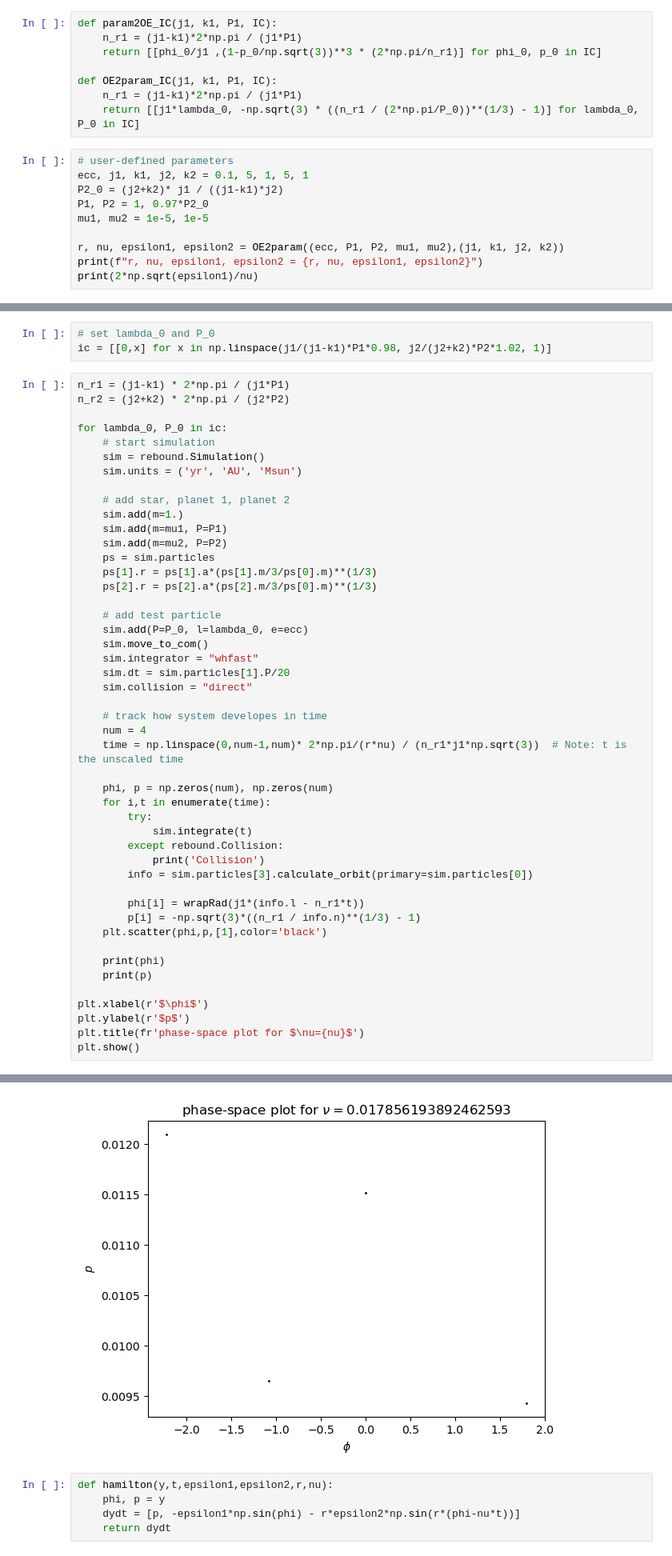
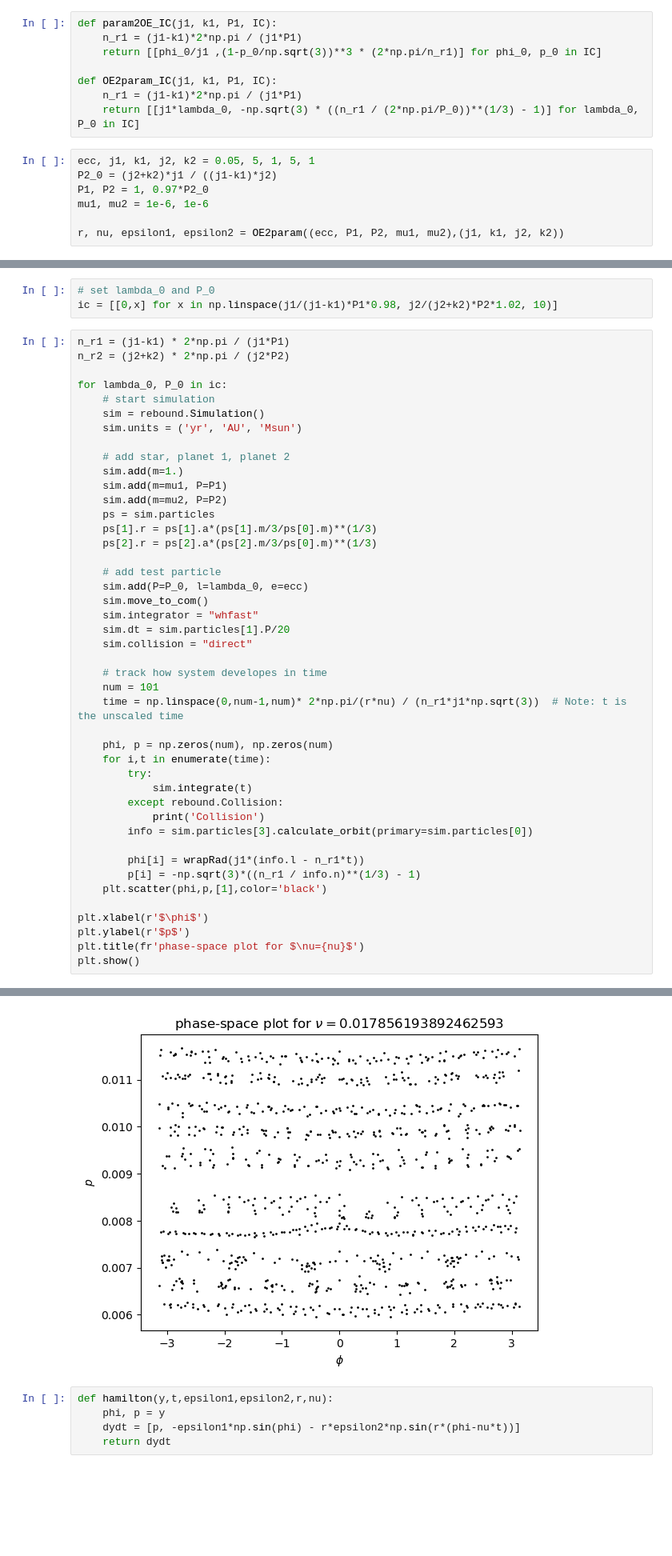
Before and after one commit to EritasY/Chaos, a Jupyter notebook: Surface of section.ipynb, the cells around one changed output, grey strips where cells are left out. Shown at 80% size. Drawn from its saved outputs; the diff is of its cells as text; blank space fills up the shorter version.

```diff
--- a/Surface of section.ipynb
+++ b/Surface of section.ipynb
@@ -84,12 +84,9 @@ def OE2param_IC(j1, k1, P1, IC):
     n_r1 = (j1-k1)*2*np.pi / (j1*P1)
     return [[j1*lambda_0, -np.sqrt(3) * ((n_r1 / (2*np.pi/P_0))**(1/3) - 1)] for lambda_0, P_0 in IC]
 # %%
-# user-defined parameters
-ecc, j1, k1, j2, k2 = 0.1, 5, 1, 5, 1
-P2_0 = (j2+k2)* j1 / ((j1-k1)*j2)
+ecc, j1, k1, j2, k2 = 0.05, 5, 1, 5, 1
+P2_0 = (j2+k2)*j1 / ((j1-k1)*j2)
 P1, P2 = 1, 0.97*P2_0
-mu1, mu2 = 1e-5, 1e-5
+mu1, mu2 = 1e-6, 1e-6
 
 r, nu, epsilon1, epsilon2 = OE2param((ecc, P1, P2, mu1, mu2),(j1, k1, j2, k2))
-print(f"r, nu, epsilon1, epsilon2 = {r, nu, epsilon1, epsilon2}")
-print(2*np.sqrt(epsilon1)/nu)
@@ -99,6 +93,6 @@ r, nu, epsilon1, epsilon2 = (1.0, 0.017856193892462593, 4.083705371796211e-06, 4
 # %%
 # set lambda_0 and P_0
-ic = [[0,x] for x in np.linspace(j1/(j1-k1)*P1*0.98, j2/(j2+k2)*P2*1.02, 1)]
+ic = [[0,x] for x in np.linspace(j1/(j1-k1)*P1*0.98, j2/(j2+k2)*P2*1.02, 10)]
 # %%
 n_r1 = (j1-k1) * 2*np.pi / (j1*P1)
 n_r2 = (j2+k2) * 2*np.pi / (j2*P2)
@@ -124,7 +118,7 @@ for lambda_0, P_0 in ic:
     sim.collision = "direct"
 
     # track how system developes in time
-    num = 4
+    num = 101
     time = np.linspace(0,num-1,num)* 2*np.pi/(r*nu) / (n_r1*j1*np.sqrt(3))  # Note: t is the unscaled time
 
     phi, p = np.zeros(num), np.zeros(num)
@@ -139,9 +133,6 @@ for lambda_0, P_0 in ic:
         p[i] = -np.sqrt(3)*((n_r1 / info.n)**(1/3) - 1)
     plt.scatter(phi,p,[1],color='black')
 
-    print(phi)
-    print(p)
-
 plt.xlabel(r'$\phi$')
 plt.ylabel(r'$p$')
 plt.title(fr'phase-space plot for $\nu={nu}$')
@@ -152,4 +141,4 @@ plt.show()
-[figure, old version]
+[figure, new version]
 # %%
 def hamilton(y,t,epsilon1,epsilon2,r,nu):
     phi, p = y
```
Also changed, not shown: parts of 4 cells of this notebook, 1 other file.
